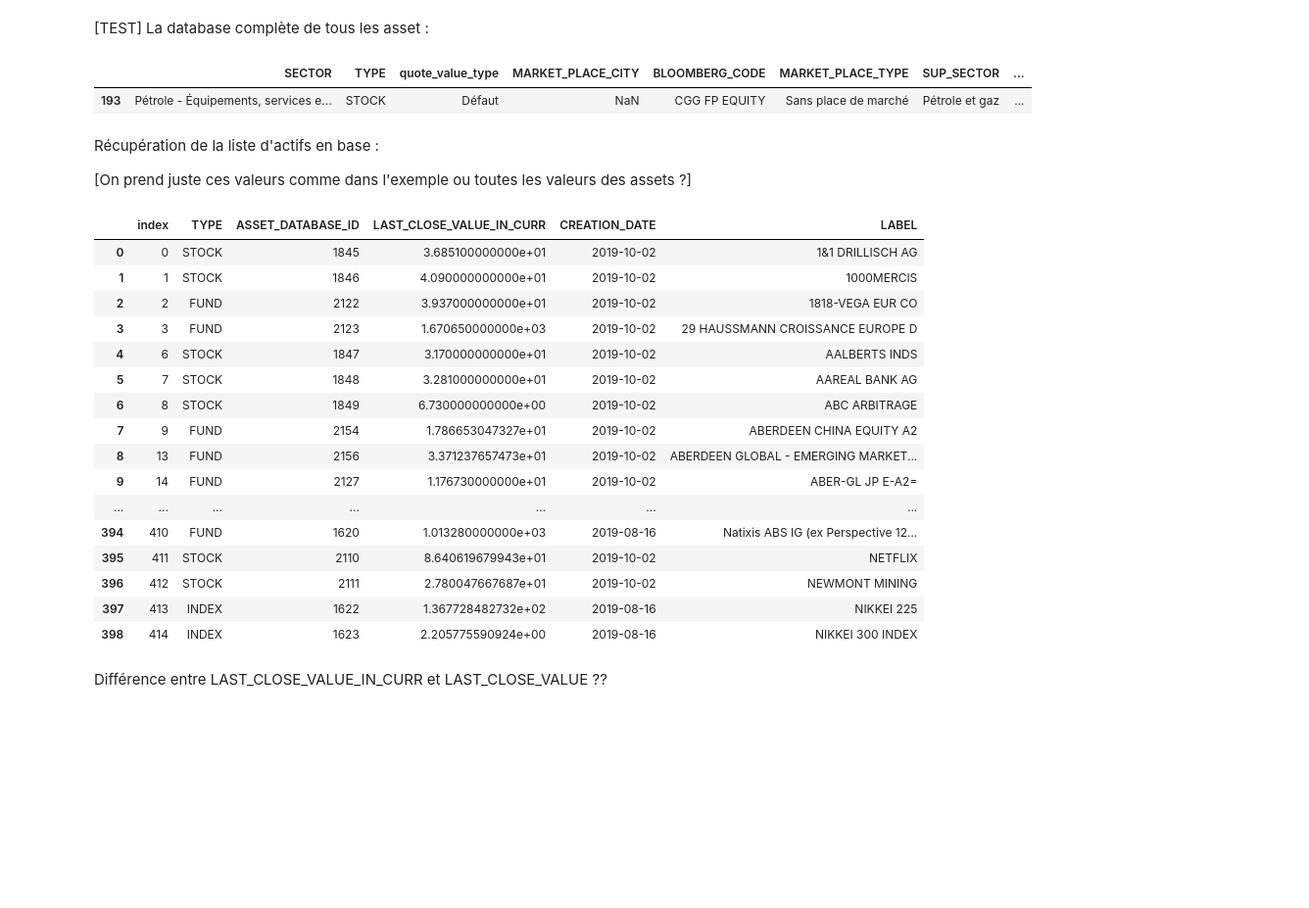
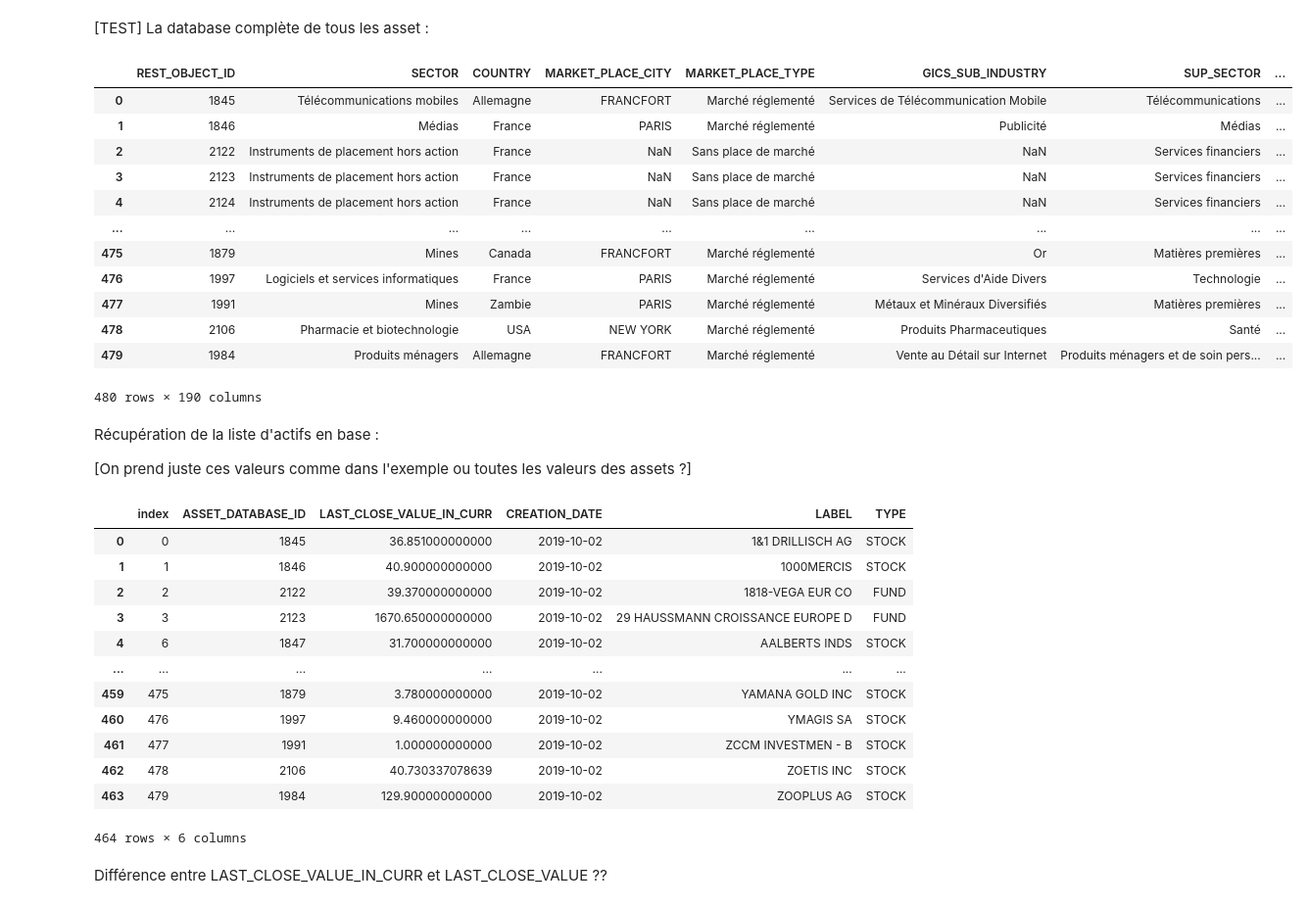
Before and after one commit to ArthurBiragnet/Dolphin, a Jupyter notebook: getAccessAPI.ipynb, the cells around one changed output. Shown: that part at 98% size. Saved outputs shown, nothing was run; the diff lists cells and outputs as text; code cells hidden in the pictures; blank space fills up the shorter version.

```diff
--- a/getAccessAPI.ipynb
+++ b/getAccessAPI.ipynb
@@ -7,11 +7,11 @@ import scipy.optimize as optimize
 import math
 import numpy as np
 import pandas as pd
-pd.set_option('display.max_rows', 4000)
+pd.set_option('display.max_rows', 20)
 pd.set_option('display.max_columns', 1000)
 pd.set_option("display.precision", 12)
 import warnings
-warnings.filterwarnings('ignore')
+warnings.filterwarnings('once')
 # %%
 def get_data(endpointApi, date=None, full_response=False, columns=list()):
     URL = 'https://dolphin.jump-technology.com:8443/api/v1/'
@@ -145,12 +141,24 @@ rate
 # %%
 data = get_data('asset/')
 df = pd.read_json(data)
 df_assets = df_convert_type(df, df_currency_rate)
-df_asset_1954 = df_assets[df_assets['ASSET_DATABASE_ID'] == 1954]
-df_asset_1954
+#df_asset_1954 = df_assets[df_assets['ASSET_DATABASE_ID'] == 1954]
+#df_asset_1954
+df_assets
 # %% [output]
-|  | SECTOR | TYPE | quote_value_type | MARKET_PLACE_CITY | BLOOMBERG_CODE | MARKET_PLACE_TYPE | SUP_SECTOR | ... |
-| 193 | Pétrole - Équipements, services e... | STOCK | Défaut | NaN | CGG FP EQUITY | Sans place de marché | Pétrole et gaz | ... |
+|  | REST_OBJECT_ID | SECTOR | COUNTRY | MARKET_PLACE_CITY | MARKET_PLACE_TYPE | GICS_SUB_INDUSTRY | SUP_SECTOR | ... |
+| 0 | 1845 | Télécommunications mobiles | Allemagne | FRANCFORT | Marché réglementé | Services de Télécommunication Mobile | Télécommunications | ... |
+| 1 | 1846 | Médias | France | PARIS | Marché réglementé | Publicité | Médias | ... |
+| 2 | 2122 | Instruments de placement hors action | France | NaN | Sans place de marché | NaN | Services financiers | ... |
+| 3 | 2123 | Instruments de placement hors action | France | NaN | Sans place de marché | NaN | Services financiers | ... |
+| 4 | 2124 | Instruments de placement hors action | France | NaN | Sans place de marché | NaN | Services financiers | ... |
+| ... | ... | ... | ... | ... | ... | ... | ... | ... |
+| 475 | 1879 | Mines | Canada | FRANCFORT | Marché réglementé | Or | Matières premières | ... |
+| 476 | 1997 | Logiciels et services informatiques | France | PARIS | Marché réglementé | Services d'Aide Divers | Technologie | ... |
+| 477 | 1991 | Mines | Zambie | PARIS | Marché réglementé | Métaux et Minéraux Diversifiés | Matières premières | ... |
+| 478 | 2106 | Pharmacie et biotechnologie | USA | NEW YORK | Marché réglementé | Produits Pharmaceutiques | Santé | ... |
+| 479 | 1984 | Produits ménagers | Allemagne | FRANCFORT | Marché réglementé | Vente au Détail sur Internet | Produits ménagers et de soin pers... | ... |
+480 rows × 190 columns
 # %% [markdown]
 Récupération de la liste d'actifs en base :
 
@@ -168,23 +176,19 @@ def get_df_asset(asset_date, df_currency_rate, asset_id='ASSET_DATABASE_ID', ass
 df_ETF = get_df_asset('2016-06-01', df_currency_rate)
 df_ETF
 # %% [output]
-|  | index | TYPE | ASSET_DATABASE_ID | LAST_CLOSE_VALUE_IN_CURR | CREATION_DATE | LABEL |
-| 0 | 0 | STOCK | 1845 | 3.685100000000e+01 | 2019-10-02 | 1&1 DRILLISCH AG |
-| 1 | 1 | STOCK | 1846 | 4.090000000000e+01 | 2019-10-02 | 1000MERCIS |
-| 2 | 2 | FUND | 2122 | 3.937000000000e+01 | 2019-10-02 | 1818-VEGA EUR CO |
-| 3 | 3 | FUND | 2123 | 1.670650000000e+03 | 2019-10-02 | 29 HAUSSMANN CROISSANCE EUROPE D |
-| 4 | 6 | STOCK | 1847 | 3.170000000000e+01 | 2019-10-02 | AALBERTS INDS |
-| 5 | 7 | STOCK | 1848 | 3.281000000000e+01 | 2019-10-02 | AAREAL BANK AG |
-| 6 | 8 | STOCK | 1849 | 6.730000000000e+00 | 2019-10-02 | ABC ARBITRAGE |
-| 7 | 9 | FUND | 2154 | 1.786653047327e+01 | 2019-10-02 | ABERDEEN CHINA EQUITY A2 |
-| 8 | 13 | FUND | 2156 | 3.371237657473e+01 | 2019-10-02 | ABERDEEN GLOBAL - EMERGING MARKET... |
-| 9 | 14 | FUND | 2127 | 1.176730000000e+01 | 2019-10-02 | ABER-GL JP E-A2= |
+|  | index | ASSET_DATABASE_ID | LAST_CLOSE_VALUE_IN_CURR | CREATION_DATE | LABEL | TYPE |
+| 0 | 0 | 1845 | 36.851000000000 | 2019-10-02 | 1&1 DRILLISCH AG | STOCK |
+| 1 | 1 | 1846 | 40.900000000000 | 2019-10-02 | 1000MERCIS | STOCK |
+| 2 | 2 | 2122 | 39.370000000000 | 2019-10-02 | 1818-VEGA EUR CO | FUND |
+| 3 | 3 | 2123 | 1670.650000000000 | 2019-10-02 | 29 HAUSSMANN CROISSANCE EUROPE D | FUND |
+| 4 | 6 | 1847 | 31.700000000000 | 2019-10-02 | AALBERTS INDS | STOCK |
 | ... | ... | ... | ... | ... | ... | ... |
-| 394 | 410 | FUND | 1620 | 1.013280000000e+03 | 2019-08-16 | Natixis ABS IG (ex Perspective 12... |
-| 395 | 411 | STOCK | 2110 | 8.640619679943e+01 | 2019-10-02 | NETFLIX |
-| 396 | 412 | STOCK | 2111 | 2.780047667687e+01 | 2019-10-02 | NEWMONT MINING |
-| 397 | 413 | INDEX | 1622 | 1.367728482732e+02 | 2019-08-16 | NIKKEI 225 |
-| 398 | 414 | INDEX | 1623 | 2.205775590924e+00 | 2019-08-16 | NIKKEI 300 INDEX |
+| 459 | 475 | 1879 | 3.780000000000 | 2019-10-02 | YAMANA GOLD INC | STOCK |
+| 460 | 476 | 1997 | 9.460000000000 | 2019-10-02 | YMAGIS SA | STOCK |
+| 461 | 477 | 1991 | 1.000000000000 | 2019-10-02 | ZCCM INVESTMEN - B | STOCK |
+| 462 | 478 | 2106 | 40.730337078639 | 2019-10-02 | ZOETIS INC | STOCK |
+| 463 | 479 | 1984 | 129.900000000000 | 2019-10-02 | ZOOPLUS AG | STOCK |
+464 rows × 6 columns
 # %% [markdown]
 Différence entre LAST_CLOSE_VALUE_IN_CURR et LAST_CLOSE_VALUE ??
 # %% [markdown]
```
Also changed, not shown: parts of 32 cells of this notebook.
